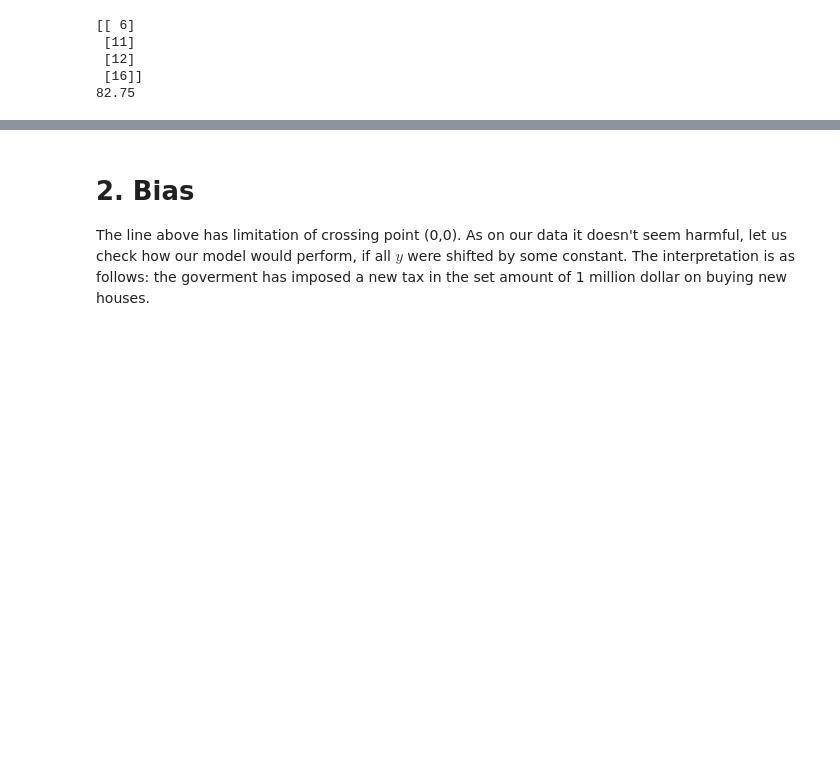
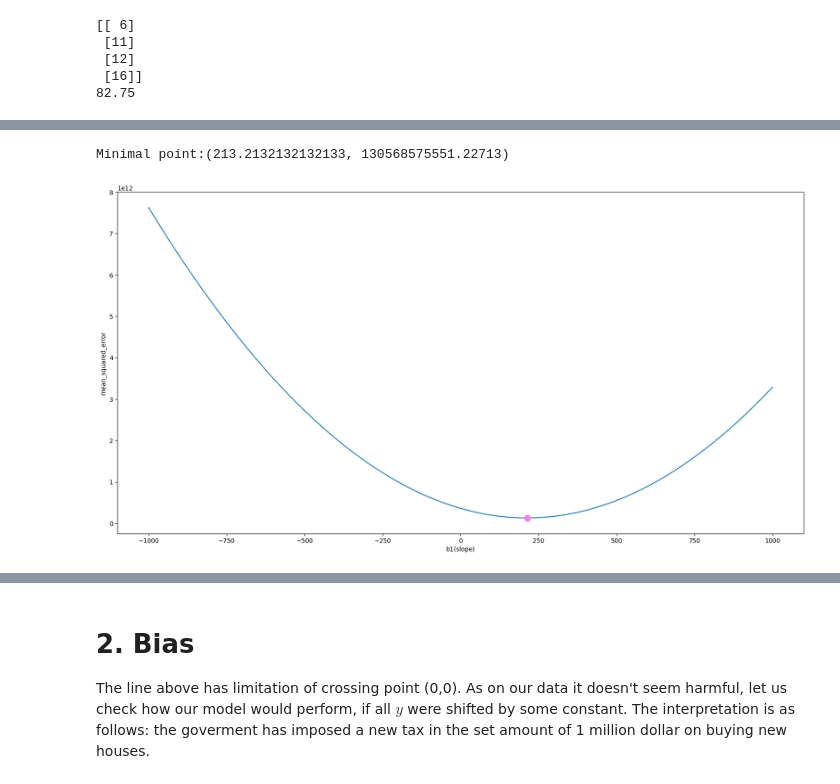
Before and after one commit to qojigedou/data_science, a Jupyter notebook: Assignment_3_with_code.ipynb, the cells around one changed output, grey strips where cells are left out. Drawn from its saved outputs; the diff is of its cells as text; code cells hidden in the pictures; blank space fills up the shorter version.

```diff
--- a/Assignment_3_with_code.ipynb
+++ b/Assignment_3_with_code.ipynb
@@ -66,0 +63,24 @@ print(cost(predict(test_b, test_X),test_y))
+# %%
+#b)
+liniar_space = np.linspace(-1000, 1000, 1000)
+
+result = [cost(predict(np.array([b]), X), y) for b in liniar_space]
+
+
+fig, ax =plt.subplots(figsize=(20, 10))
+ax.plot(liniar_space, result)
+
+
+ax.set_xlabel('b1(slope)')
+ax.set_ylabel('mean_squared_error')
+
+min_point = np.argmin(result)
+x_min = liniar_space[min_point]
+y_min = result[min_point]
+
+ax.plot(x_min, y_min, 'o', markersize=10, color='violet')
+
+print(f"Minimal point:({x_min}, {y_min}) ")
+# %% [output]
+Minimal point:(213.2132132132133, 130568575551.22713)
+[figure, added]
```
Also changed, not shown: parts of 20 cells of this notebook.
